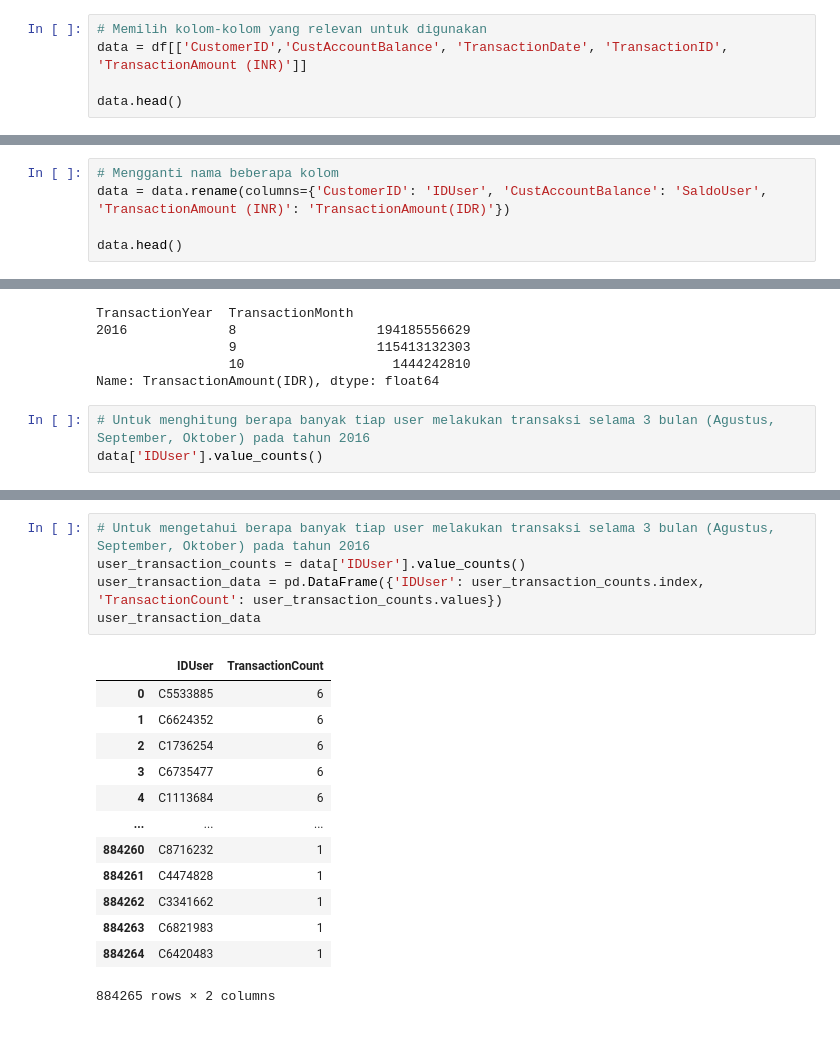
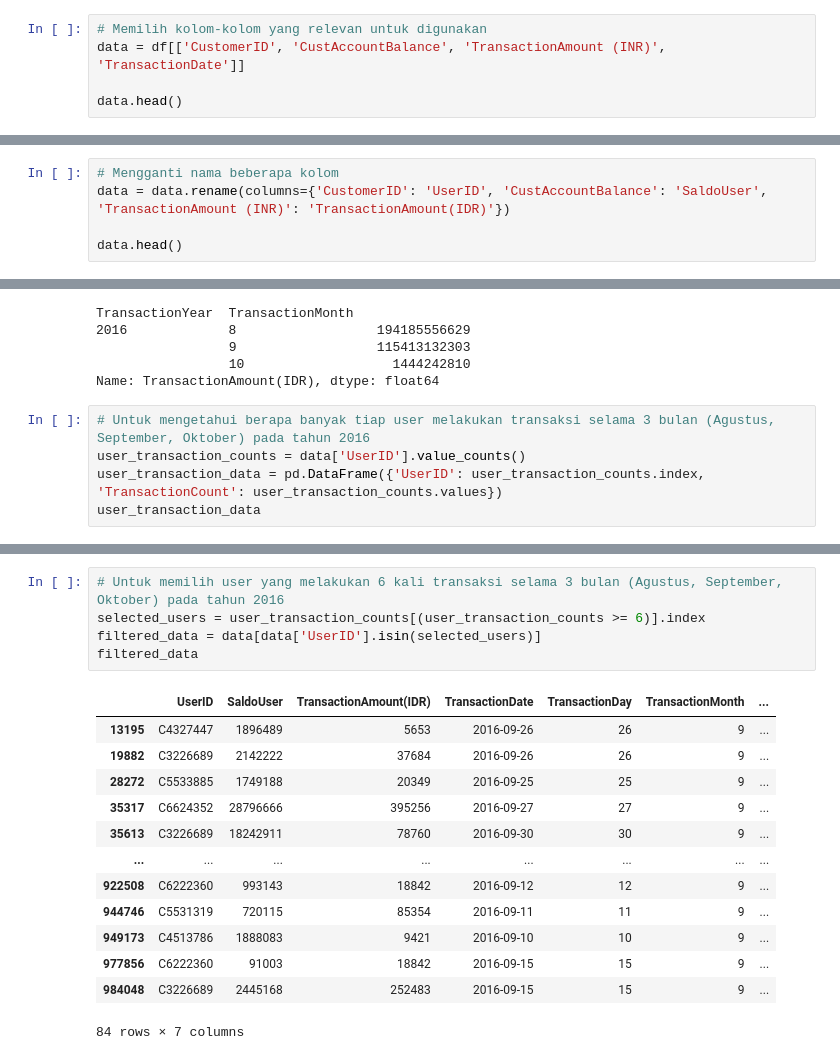
Before and after one commit to alouvre/CapstoneNeeds, a Jupyter notebook: Data_Collecting_FiturPrediksiPolaPengeluaranUser.ipynb, the cells around one changed output, grey strips where cells are left out. Drawn from its saved outputs; the diff is of its cells as text.

```diff
--- a/Data_Collecting_FiturPrediksiPolaPengeluaranUser.ipynb
+++ b/Data_Collecting_FiturPrediksiPolaPengeluaranUser.ipynb
@@ -79,6 +89,6 @@ df.shape
 # %%
 # Memilih kolom-kolom yang relevan untuk digunakan
-data = df[['CustomerID','CustAccountBalance', 'TransactionDate', 'TransactionID', 'TransactionAmount (INR)']]
+data = df[['CustomerID', 'CustAccountBalance', 'TransactionAmount (INR)', 'TransactionDate']]
 
 data.head()
 # %% [output]
@@ -91,6 +101,6 @@ data.head()
 # %%
 # Mengganti nama beberapa kolom
-data = data.rename(columns={'CustomerID': 'IDUser', 'CustAccountBalance': 'SaldoUser', 'TransactionAmount (INR)': 'TransactionAmount(IDR)'})
+data = data.rename(columns={'CustomerID': 'UserID', 'CustAccountBalance': 'SaldoUser', 'TransactionAmount (INR)': 'TransactionAmount(IDR)'})
 
 data.head()
 # %% [output]
@@ -207,6 +218,8 @@ TransactionYear  TransactionMonth
                  10                   1444242810
 Name: TransactionAmount(IDR), dtype: float64
 # %%
-# Untuk menghitung berapa banyak tiap user melakukan transaksi selama 3 bulan (Agustus, September, Oktober) pada tahun 2016
-data['IDUser'].value_counts()
+# Untuk mengetahui berapa banyak tiap user melakukan transaksi selama 3 bulan (Agustus, September, Oktober) pada tahun 2016
+user_transaction_counts = data['UserID'].value_counts()
+user_transaction_data = pd.DataFrame({'UserID': user_transaction_counts.index, 'TransactionCount': user_transaction_counts.values})
+user_transaction_data
 # %% [output]
@@ -225,19 +313,19 @@ Name: IDUser, Length: 884265, dtype: int64
 # %%
-# Untuk mengetahui berapa banyak tiap user melakukan transaksi selama 3 bulan (Agustus, September, Oktober) pada tahun 2016
-user_transaction_counts = data['IDUser'].value_counts()
-user_transaction_data = pd.DataFrame({'IDUser': user_transaction_counts.index, 'TransactionCount': user_transaction_counts.values})
-user_transaction_data
+# Untuk memilih user yang melakukan 6 kali transaksi selama 3 bulan (Agustus, September, Oktober) pada tahun 2016
+selected_users = user_transaction_counts[(user_transaction_counts >= 6)].index
+filtered_data = data[data['UserID'].isin(selected_users)]
+filtered_data
 # %% [output]
-|  | IDUser | TransactionCount |
-| 0 | C5533885 | 6 |
-| 1 | C6624352 | 6 |
-| 2 | C1736254 | 6 |
-| 3 | C6735477 | 6 |
-| 4 | C1113684 | 6 |
-| ... | ... | ... |
-| 884260 | C8716232 | 1 |
-| 884261 | C4474828 | 1 |
-| 884262 | C3341662 | 1 |
-| 884263 | C6821983 | 1 |
-| 884264 | C6420483 | 1 |
+|  | UserID | SaldoUser | TransactionAmount(IDR) | TransactionDate | TransactionDay | TransactionMonth | ... |
+| 13195 | C4327447 | 1896489 | 5653 | 2016-09-26 | 26 | 9 | ... |
+| 19882 | C3226689 | 2142222 | 37684 | 2016-09-26 | 26 | 9 | ... |
+| 28272 | C5533885 | 1749188 | 20349 | 2016-09-25 | 25 | 9 | ... |
+| 35317 | C6624352 | 28796666 | 395256 | 2016-09-27 | 27 | 9 | ... |
+| 35613 | C3226689 | 18242911 | 78760 | 2016-09-30 | 30 | 9 | ... |
+| ... | ... | ... | ... | ... | ... | ... | ... |
+| 922508 | C6222360 | 993143 | 18842 | 2016-09-12 | 12 | 9 | ... |
+| 944746 | C5531319 | 720115 | 85354 | 2016-09-11 | 11 | 9 | ... |
+| 949173 | C4513786 | 1888083 | 9421 | 2016-09-10 | 10 | 9 | ... |
+| 977856 | C6222360 | 91003 | 18842 | 2016-09-15 | 15 | 9 | ... |
+| 984048 | C3226689 | 2445168 | 252483 | 2016-09-15 | 15 | 9 | ... |
-884265 rows × 2 columns
+84 rows × 7 columns
```
Also changed, not shown: parts of 28 cells of this notebook.
